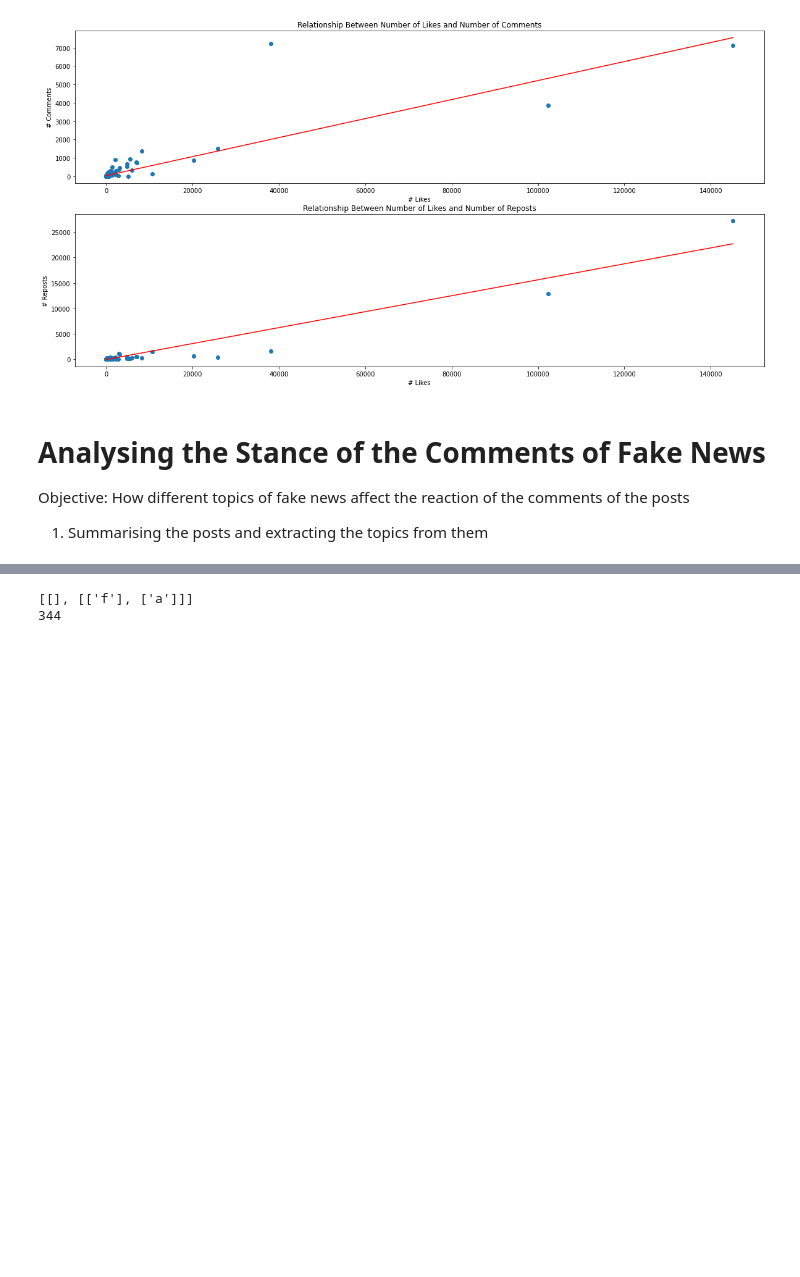
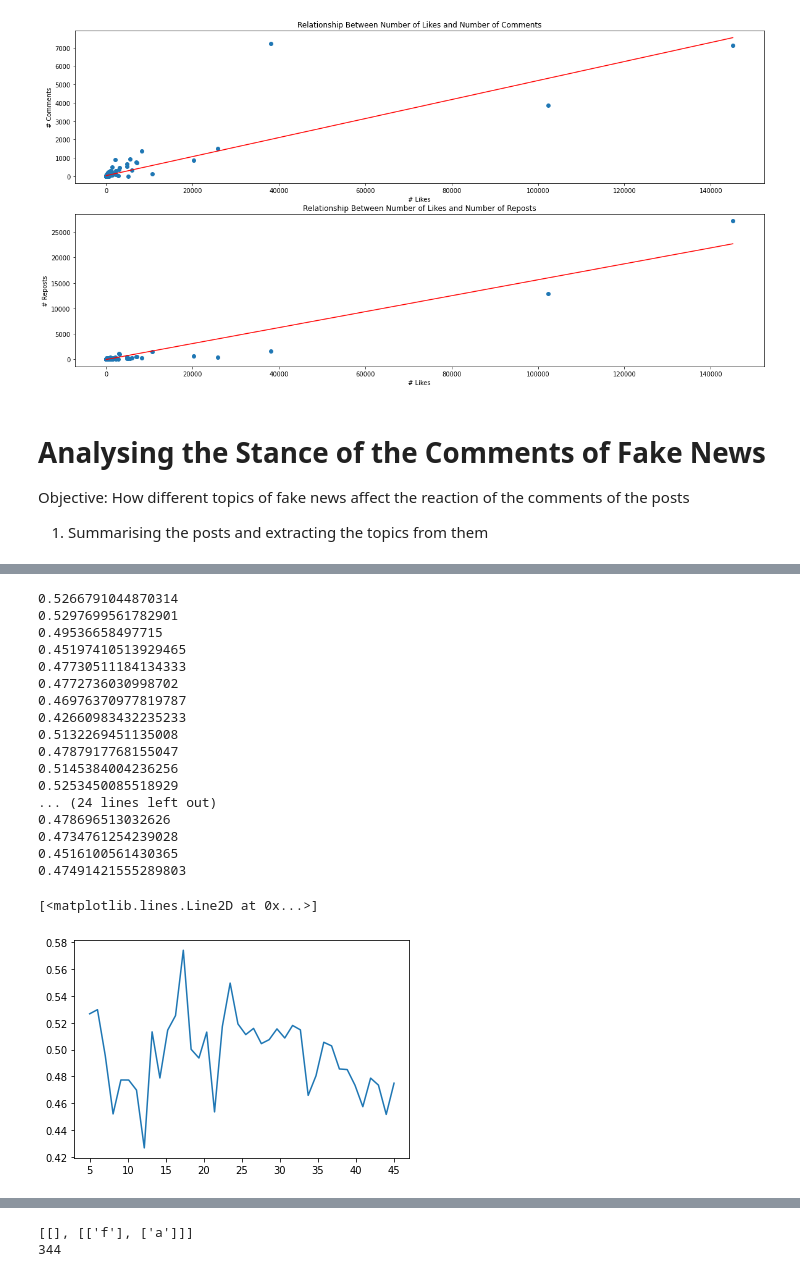
Before and after one commit to Pandacoocoo/Fake_News, a Jupyter notebook: fake_news.ipynb, the cells around one changed output, grey strips where cells are left out. Drawn from its saved outputs; the diff is of its cells as text; code cells hidden in the pictures; blank space fills up the shorter version.

Commit message:
finding coherence

```diff
--- a/fake_news.ipynb
+++ b/fake_news.ipynb
@@ -384,0 +390,32 @@ pd.DataFrame(topic_dic)
+# %%
+# Check the coherence and perplexity of the topics
+from gensim.models import CoherenceModel
+
+coherence = []
+for i in range(5,45):
+    lda_model = gensim.models.LdaMulticore(bow_corpus, num_topics=i, id2word=dictionary, passes=10)
+    coherence_model_lda = CoherenceModel(model=lda_model, texts=cleaned_posts, dictionary=dictionary, coherence='c_v')
+    coherence.append(coherence_model_lda.get_coherence())
+    print(coherence_model_lda.get_coherence())
+
+plt.plot([i for i in range(5,45)], coherence)
+# %% [output]
+0.5266791044870314
+0.5297699561782901
+0.49536658497715
+0.45197410513929465
+0.47730511184134333
+0.4772736030998702
+0.46976370977819787
+0.42660983432235233
+0.5132269451135008
+0.4787917768155047
+0.5145384004236256
+0.5253450085518929
+... (24 lines left out)
+0.478696513032626
+0.4734761254239028
+0.4516100561430365
+0.47491421555289803
+[<matplotlib.lines.Line2D at 0x...>]
+[figure, added]
```
Also changed, not shown: parts of 6 cells of this notebook.
